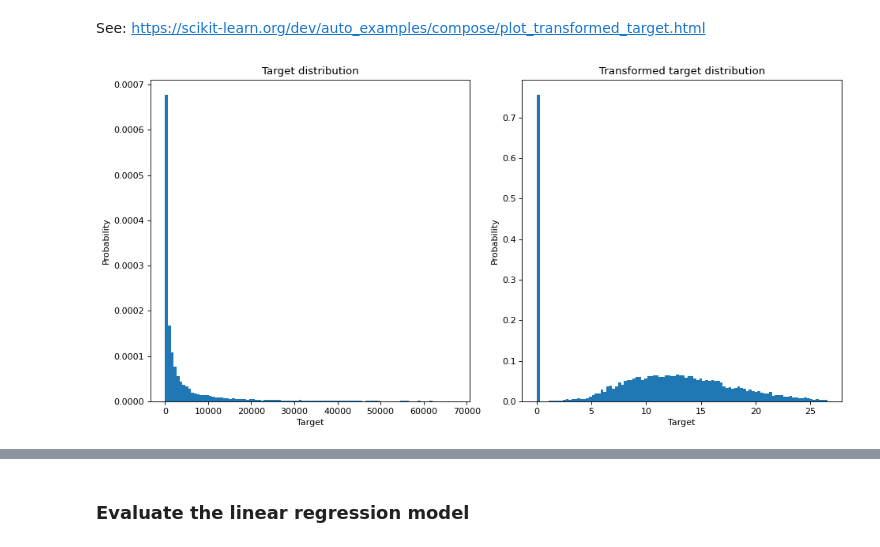
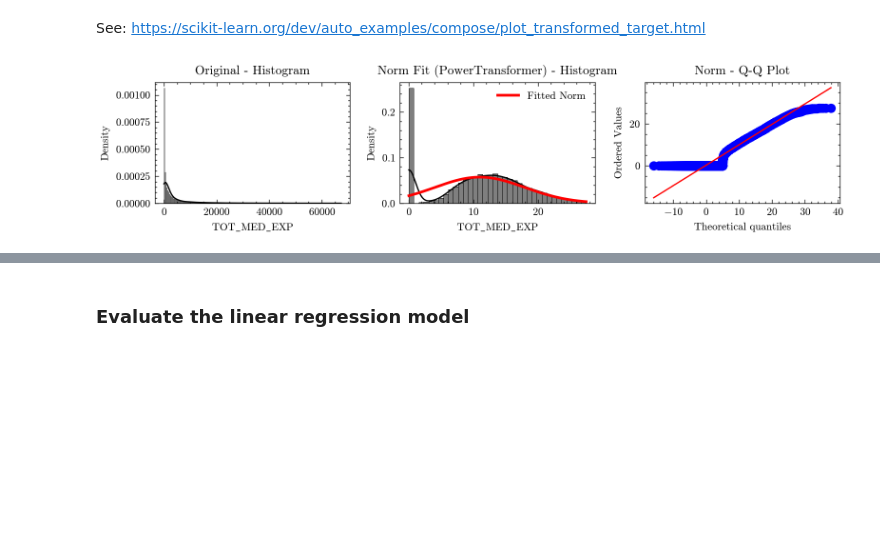
Before and after one commit to CamiloMartinezM/ml-healthcare-project, a Jupyter notebook: main.ipynb, the cells around one changed output, grey strips where cells are left out. Saved outputs shown, nothing was run; the diff lists cells and outputs as text; code cells hidden in the pictures; blank space fills up the shorter version.

```diff
--- a/main.ipynb
+++ b/main.ipynb
@@ -309,0 +362,24 @@ plt.show()
+# %%
+categorical_cols, numerical_cols = helpers.categorical_and_numerical_columns(
+    # Drop the target variable and other columns that will be dropped during training
+    df_train.drop(columns=[REG_TARGET] + correlated_cols + low_variance_cols),
+    dummy_is_categorical=True,
+    consecutive_sequences_are_categorical=True,
+    low_unique_int_values_are_categorical=True,
+)
+
+categorical_encoder, df_train = helpers.handle_categorical_cols(
+    df_train, categorical_cols, return_only_encoded=False
+)
+
+print(
+    helpers.describe_cols(
+        df_train,
+        dummy_is_categorical=True,
+        consecutive_sequences_are_categorical=True,
+        low_unique_int_values_are_categorical=True,
+    )
+)
+
+print(f"Number of numerical columns: {len(numerical_cols)}")
+print(f"Number of categorical columns: {len(categorical_cols)}")
@@ -456,34 +555,20 @@ Best hyperparameters found:  {'regression__alpha': 10.0, 'regression__fit_interc
 ### Train a model with a `y` transformed
 # %% [markdown]
 See: https://scikit-learn.org/dev/auto_examples/compose/plot_transformed_target.html
-# %%
-from sklearn.preprocessing import quantile_transform
-
-# y_trans = quantile_transform(
-#     y_regression.to_frame(), n_quantiles=900, output_distribution="normal", copy=True
-# ).squeeze()
-
-y_trans = (
-    PowerTransformer(method="yeo-johnson", standardize=False)
-    .fit_transform(y_regression.to_frame())
-    .squeeze()
-)
-
-f, (ax0, ax1) = plt.subplots(1, 2, constrained_layout=True, figsize=(12, 6))
-
-ax0.hist(y_regression, bins=100, density=True)
-ax0.set_ylabel("Probability")
-ax0.set_xlabel("Target")
-ax0.set_title("Target distribution")
-
-ax1.hist(y_trans, bins=100, density=True)
-ax1.set_ylabel("Probability")
-ax1.set_xlabel("Target")
-ax1.set_title("Transformed target distribution")
-f.tight_layout()
-plt.show()
-# %% [output]
-[figure, removed]
+# %%
+# y_trans = quantile_transform(
+#     y_regression.to_frame(), n_quantiles=900, output_distribution="normal", copy=True
+# ).squeeze()
+
+st.plot_distribution_fits(
+    df_train,
+    REG_TARGET,
+    apply_transform=PowerTransformer(method="yeo-johnson", standardize=False),
+    show_original_histogram=True,
+    style=PAPER_STYLE
+)
+# %% [output]
+[figure, added]
 # %%
 # Modify pipeline for target transformation
 pipeline_y_transformed = Pipeline(
```
Also changed, not shown: parts of 26 cells of this notebook, 10 other files.
